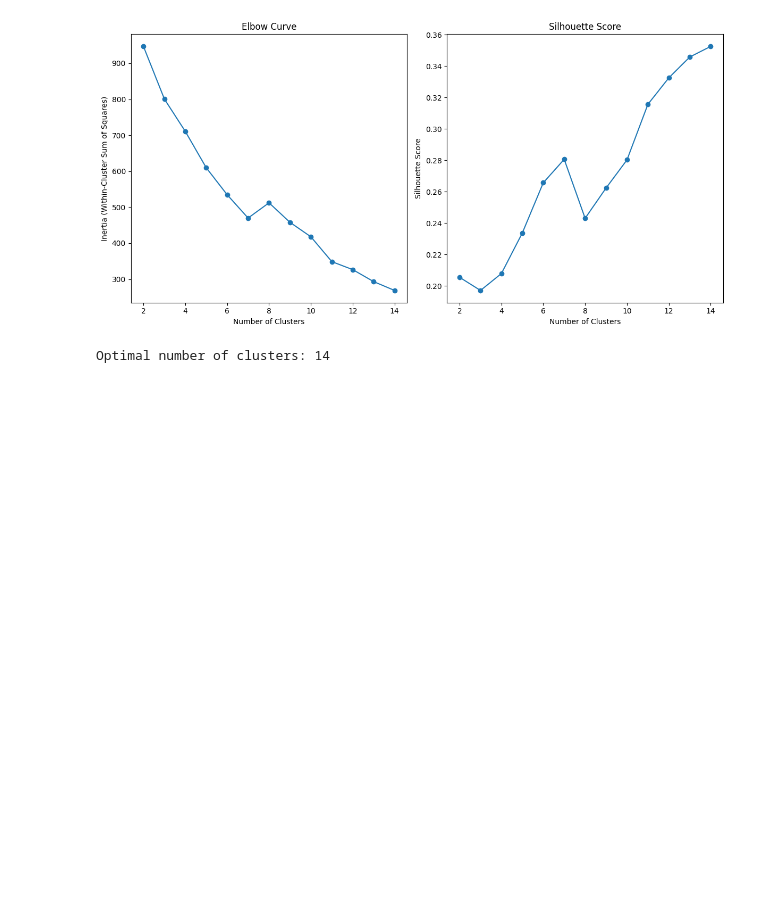
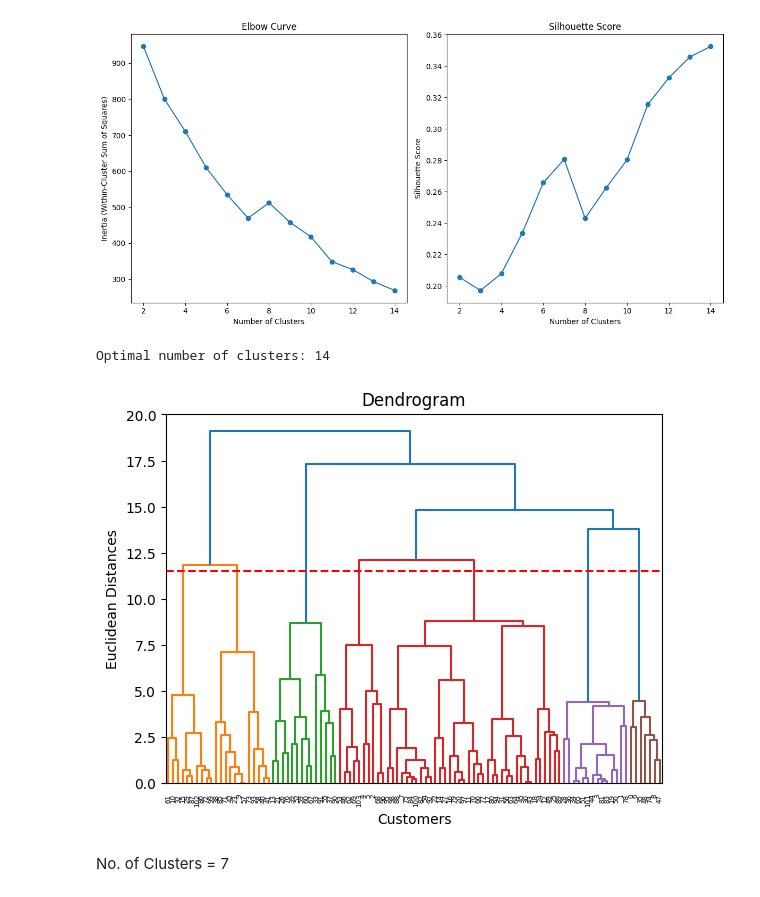
Before and after one commit to Nitin-Flavier13/Zomato_Insights, a Jupyter notebook: notebooks/Clustering_Analysis.ipynb, the cells around one changed output. Cells and saved outputs as stored; diff of their text form; code cells hidden in the pictures; blank space fills up the shorter version.

Commit message:
added cluster wise analysis on features

```diff
--- a/notebooks/Clustering_Analysis.ipynb
+++ b/notebooks/Clustering_Analysis.ipynb
@@ -132,3 +121,17 @@ print(f"Optimal number of clusters: {optimal_clusters}")
 # %% [output]
 [figure]
 Optimal number of clusters: 14
+# %%
+# Using the dendogram to find the optimal number of clusters
+import scipy.cluster.hierarchy as sch
+
+dendrogram = sch.dendrogram(sch.linkage(X, method = 'ward'))
+plt.title('Dendrogram')
+plt.xlabel('Customers')
+plt.ylabel('Euclidean Distances')
+plt.axhline(y=11.5, color='r', linestyle='--')
+plt.show()
+# %% [output]
+[figure, added]
+# %% [markdown]
+No. of Clusters = 7
```
Also changed, not shown: parts of 10 cells of this notebook, 1 other file.
